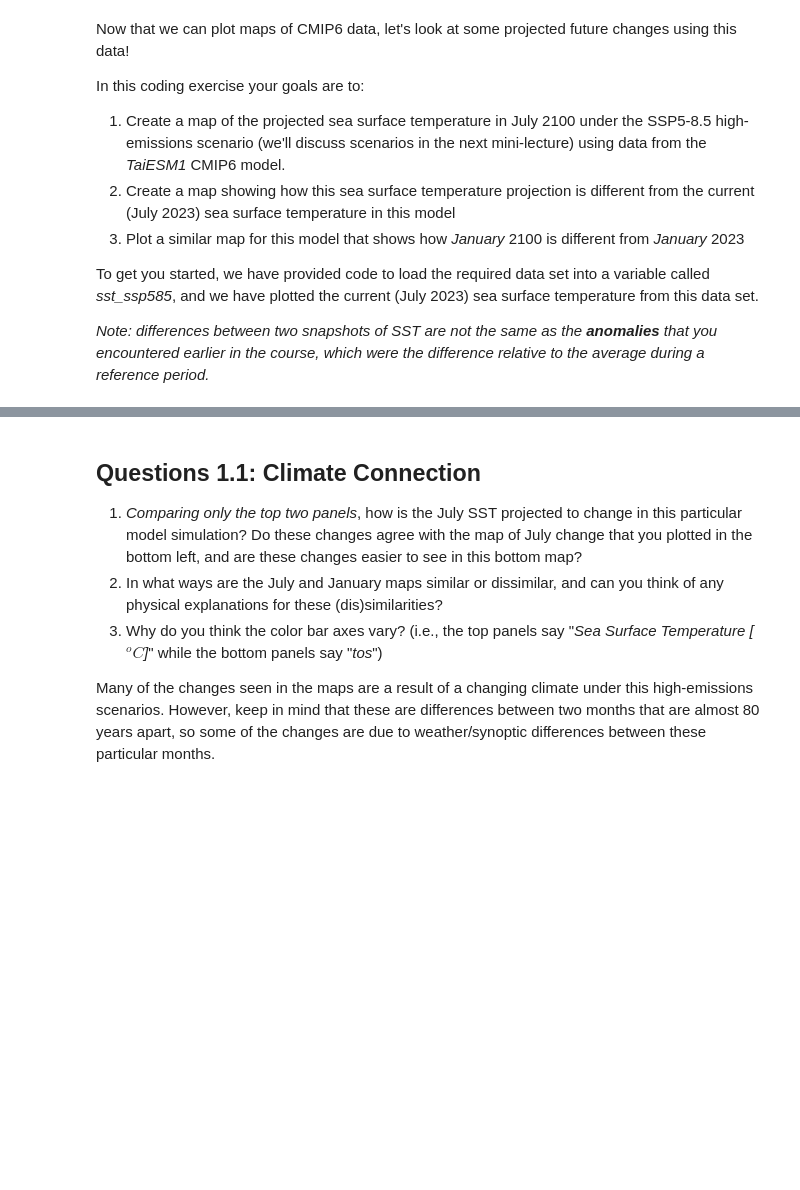
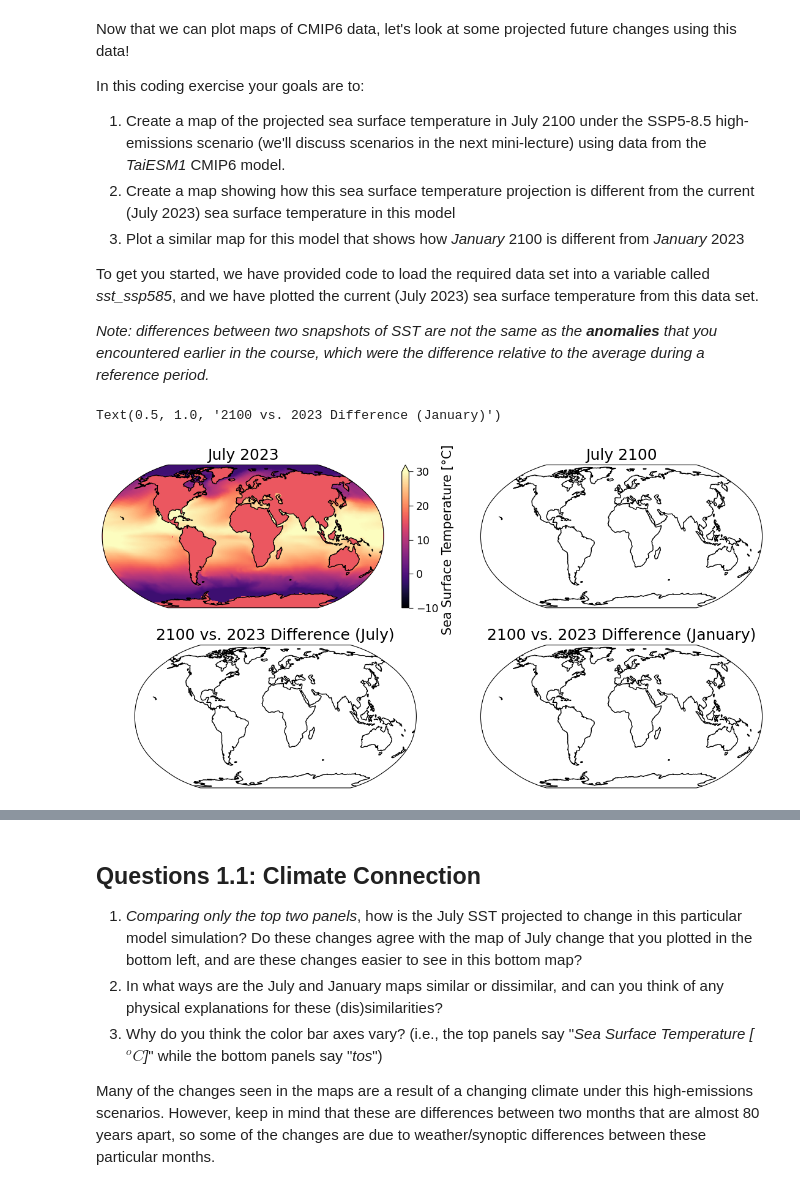
Before and after one commit to neuromatch/climate-course-content, a Jupyter notebook: tutorials/W2D1_FutureClimate-IPCCIPhysicalBasis/W2D1_Tutorial1.ipynb, the cells around one changed output, grey strips where cells are left out. Drawn from its saved outputs; the diff is of its cells as text; code cells hidden in the pictures; blank space fills up the shorter version.

```diff
--- a/tutorials/W2D1_FutureClimate-IPCCIPhysicalBasis/W2D1_Tutorial1.ipynb
+++ b/tutorials/W2D1_FutureClimate-IPCCIPhysicalBasis/W2D1_Tutorial1.ipynb
@@ -237,39 +267,41 @@ fig, ([ax_present, ax_future], [ax_diff_july, ax_diff_jan]) = plt.subplots(
 
 # plot a timestep for 2023
 sst_present = sst_ssp585.sel(time="2023-07").squeeze()
-sst_present.plot(
-    ax=ax_present,
+sst_present.plot(ax=ax_present,
     x="lon",
     y="lat",
     transform=ccrs.PlateCarree(),
     vmin=-10,
     vmax=30,
     cmap="magma",
     robust=True,
 )
 ax_present.coastlines()
 ax_present.set_title("July 2023")
 
 # repeat for 2100
 # complete the following line to extract data for July 2100
 sst_future = ...
 _ = ...
 ax_future.coastlines()
 ax_future.set_title("July 2100")
 
 # now find the difference between July 2100 and July 2023
 # complete the following line to extract the July difference
 sst_difference_july = ...
 _ = ...
 ax_diff_july.coastlines()
 ax_diff_july.set_title("2100 vs. 2023 Difference (July)")
 
 # finally, find the difference between January of the two years used above
 # complete the following line to extract the January difference
 sst_difference_jan = ...
 _ = ...
 ax_diff_jan.coastlines()
 ax_diff_jan.set_title("2100 vs. 2023 Difference (January)")
+# %% [output]
+Text(0.5, 1.0, '2100 vs. 2023 Difference (January)')
+[figure, added]
 # %%
 # to_remove solution
 # select just a single model and experiment
```
Also changed, not shown: parts of 14 cells of this notebook.
